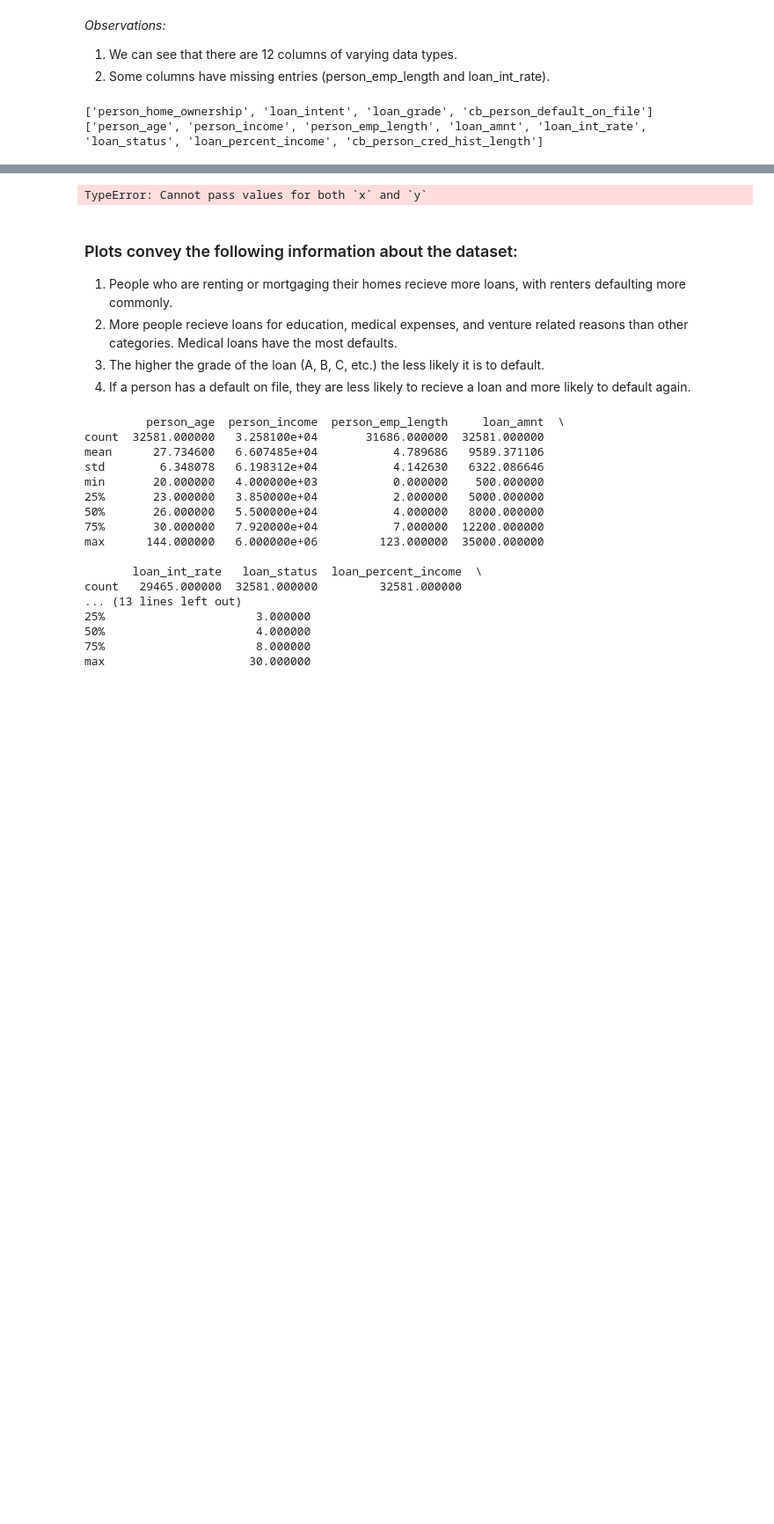
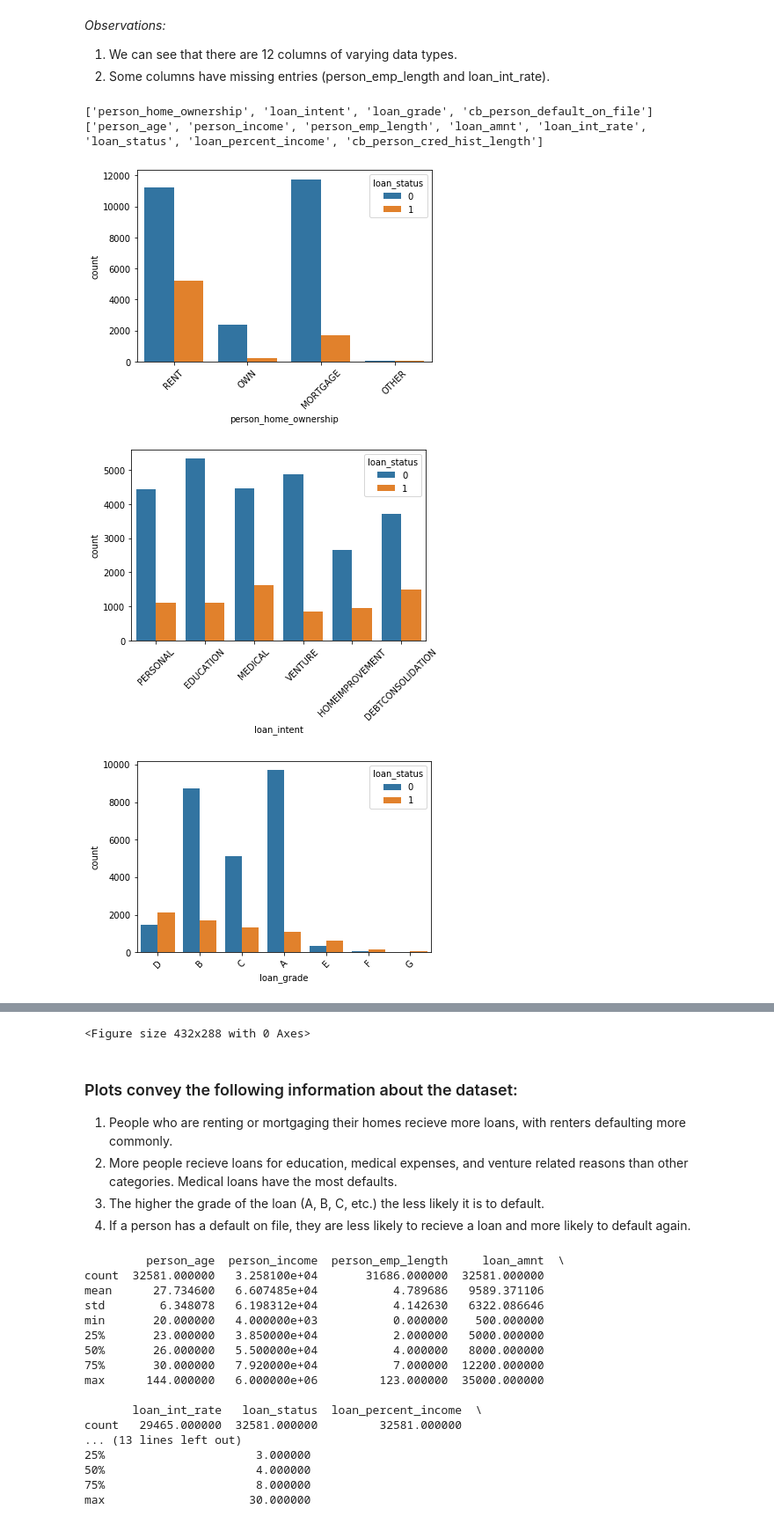
Before and after one commit to DarleneKo/loan-default-risk, a Jupyter notebook: Jupyter Notebooks/Exploratory_Analysis.ipynb, the cells around one changed output, grey strips where cells are left out. Shown at 88% size. Saved outputs shown, nothing was run; the diff lists cells and outputs as text; code cells hidden in the pictures; blank space fills up the shorter version.

Commit message:
Final bar charts (hopefully)

```diff
--- a/Jupyter Notebooks/Exploratory_Analysis.ipynb
+++ b/Jupyter Notebooks/Exploratory_Analysis.ipynb
@@ -43,22 +43,14 @@ print(numerical_columns)
 ['person_age', 'person_income', 'person_emp_length', 'loan_amnt', 'loan_int_rate', 'loan_status', 'loan_percent_income', 'cb_person_cred_hist_length']
 # %%
 # Analyze Categorical columns
-# fig,axes = plt.subplots(2,2,figsize=(12,15))
-# for idx,cat_col in enumerate(categorical_columns):
-#     row,col = idx//2,idx%2
-#     chart = sns.countplot(x=cat_col,data=df,hue='loan_status',ax=axes[row,col])
-#     chart.set_xticklabels(chart.get_xticklabels(), rotation=45)
-#     plt.savefig("../Charts/bar_chart_" + cat_col)
-
-# plt.subplots_adjust(hspace=1)
-
-
-
 for cat_col in categorical_columns:
-    chart = sns.countplot(hue='_col,data=df,x='loan_status')
+    chart = sns.countplot(hue='loan_status',data=df,x=cat_col)
     chart.set_xticklabels(chart.get_xticklabels(), rotation=45)
 
-    plt.savefig("../Charts/bar_chart" + cat_col)
+    plt.savefig("../Charts/bar_chart_" + cat_col)
     plt.show()
 plt.subplots_adjust(hspace=1)
 # %% [output]
+[figure, added]
+[figure, added]
+[figure, added]
@@ -65,4 +58,4 @@ plt.subplots_adjust(hspace=1)
-TypeError: Cannot pass values for both `x` and `y`
+<Figure size 432x288 with 0 Axes>
 # %% [markdown]
 ### Plots convey the following information about the dataset:
 1. People who are renting or mortgaging their homes recieve more loans, with renters defaulting more commonly.
```
Also changed, not shown: parts of 2 cells of this notebook, 8 other files.
